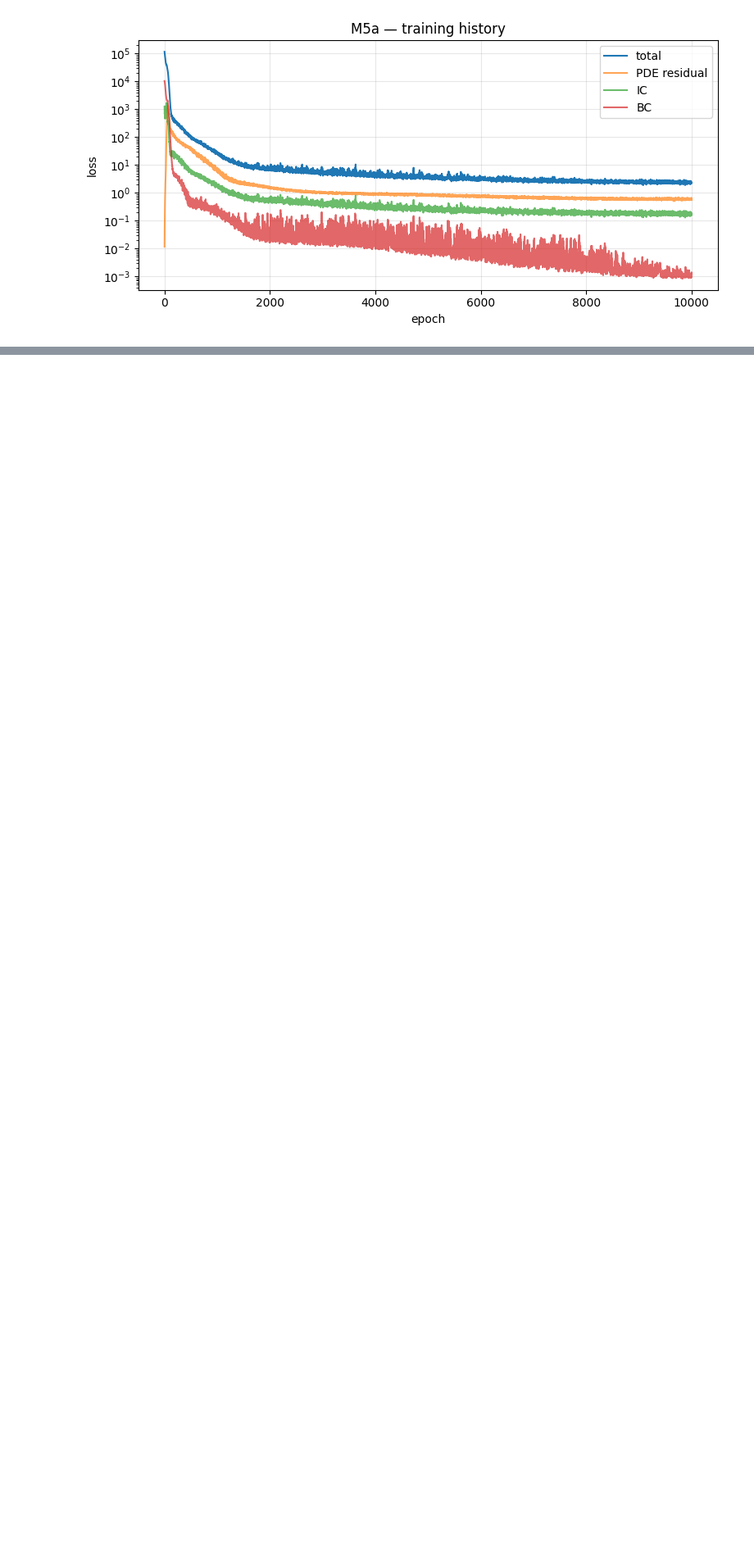
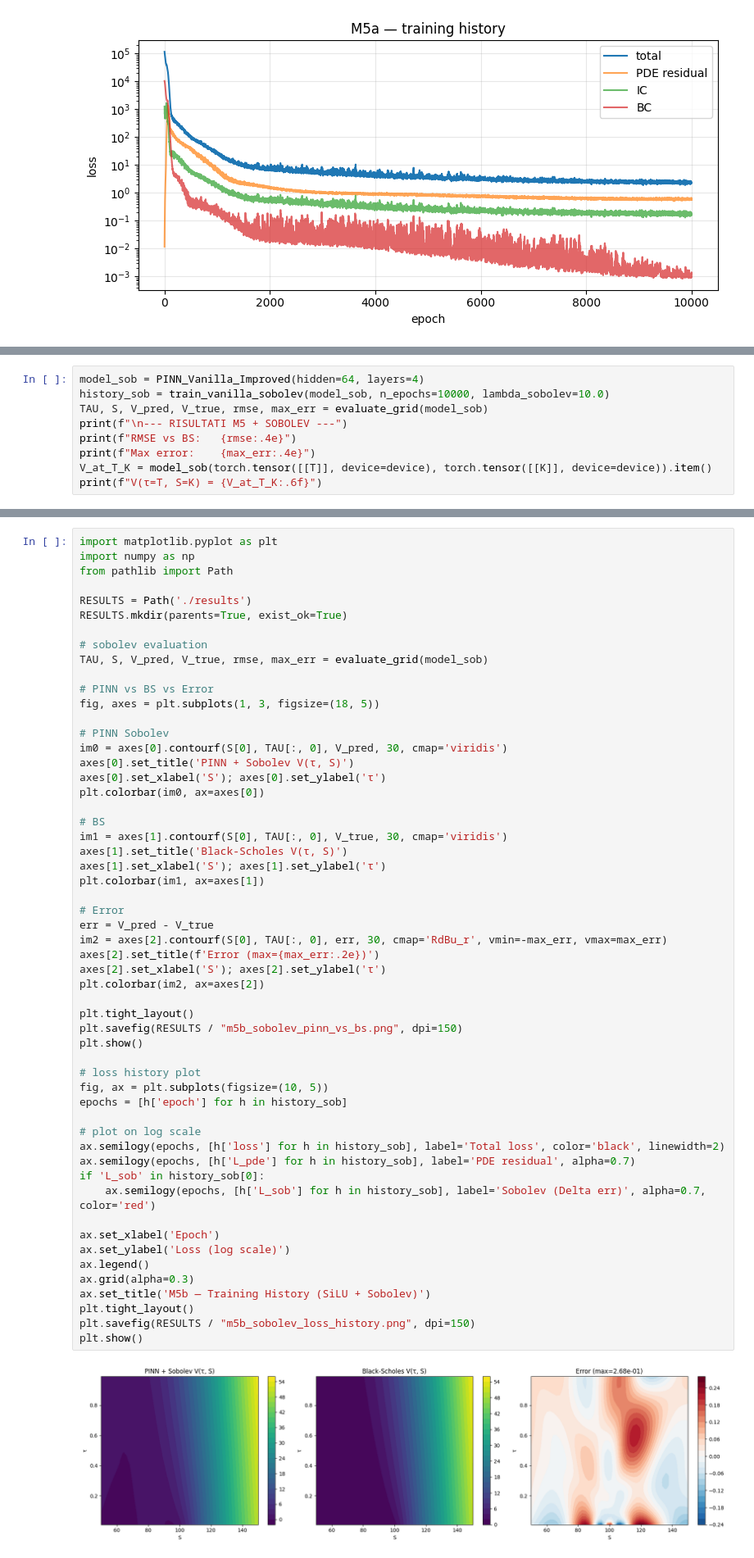
Before and after one commit to PedrottiS/physics-informed-option-pricing, a Jupyter notebook: python/notebooks/pinn.ipynb, the cells around one changed output, grey strips where cells are left out. Shown at 82% size. Saved outputs shown, nothing was run; the diff lists cells and outputs as text; blank space fills up the shorter version.

```diff
--- a/python/notebooks/pinn.ipynb
+++ b/python/notebooks/pinn.ipynb
@@ -234,0 +446,9 @@ plt.show()
+# %%
+model_sob = PINN_Vanilla_Improved(hidden=64, layers=4)
+history_sob = train_vanilla_sobolev(model_sob, n_epochs=10000, lambda_sobolev=10.0)
+TAU, S, V_pred, V_true, rmse, max_err = evaluate_grid(model_sob)
+print(f"\n--- RISULTATI M5 + SOBOLEV ---")
+print(f"RMSE vs BS:   {rmse:.4e}")
+print(f"Max error:    {max_err:.4e}")
+V_at_T_K = model_sob(torch.tensor([[T]], device=device), torch.tensor([[K]], device=device)).item()
+print(f"V(τ=T, S=K) = {V_at_T_K:.6f}")
@@ -234,0 +467,57 @@ plt.show()
+# %%
+import matplotlib.pyplot as plt
+import numpy as np
+from pathlib import Path
+
+RESULTS = Path('./results')
+RESULTS.mkdir(parents=True, exist_ok=True)
+
+# sobolev evaluation
+TAU, S, V_pred, V_true, rmse, max_err = evaluate_grid(model_sob)
+
+# PINN vs BS vs Error
+fig, axes = plt.subplots(1, 3, figsize=(18, 5))
+
+# PINN Sobolev
+im0 = axes[0].contourf(S[0], TAU[:, 0], V_pred, 30, cmap='viridis')
+axes[0].set_title('PINN + Sobolev V(τ, S)')
+axes[0].set_xlabel('S'); axes[0].set_ylabel('τ')
+plt.colorbar(im0, ax=axes[0])
+
+# BS
+im1 = axes[1].contourf(S[0], TAU[:, 0], V_true, 30, cmap='viridis')
+axes[1].set_title('Black-Scholes V(τ, S)')
+axes[1].set_xlabel('S'); axes[1].set_ylabel('τ')
+plt.colorbar(im1, ax=axes[1])
+
+# Error
+err = V_pred - V_true
+im2 = axes[2].contourf(S[0], TAU[:, 0], err, 30, cmap='RdBu_r', vmin=-max_err, vmax=max_err)
+axes[2].set_title(f'Error (max={max_err:.2e})')
+axes[2].set_xlabel('S'); axes[2].set_ylabel('τ')
+plt.colorbar(im2, ax=axes[2])
+
+plt.tight_layout()
+plt.savefig(RESULTS / "m5b_sobolev_pinn_vs_bs.png", dpi=150)
+plt.show()
+
+# loss history plot
+fig, ax = plt.subplots(figsize=(10, 5))
+epochs = [h['epoch'] for h in history_sob]
+
+# plot on log scale
+ax.semilogy(epochs, [h['loss'] for h in history_sob], label='Total loss', color='black', linewidth=2)
+ax.semilogy(epochs, [h['L_pde'] for h in history_sob], label='PDE residual', alpha=0.7)
+if 'L_sob' in history_sob[0]:
+    ax.semilogy(epochs, [h['L_sob'] for h in history_sob], label='Sobolev (Delta err)', alpha=0.7, color='red')
+
+ax.set_xlabel('Epoch')
+ax.set_ylabel('Loss (log scale)')
+ax.legend()
+ax.grid(alpha=0.3)
+ax.set_title('M5b — Training History (SiLU + Sobolev)')
+plt.tight_layout()
+plt.savefig(RESULTS / "m5b_sobolev_loss_history.png", dpi=150)
+plt.show()
+# %% [output]
+[figure, added]
```
Also changed, not shown: parts of 13 cells of this notebook, 38 other files.
